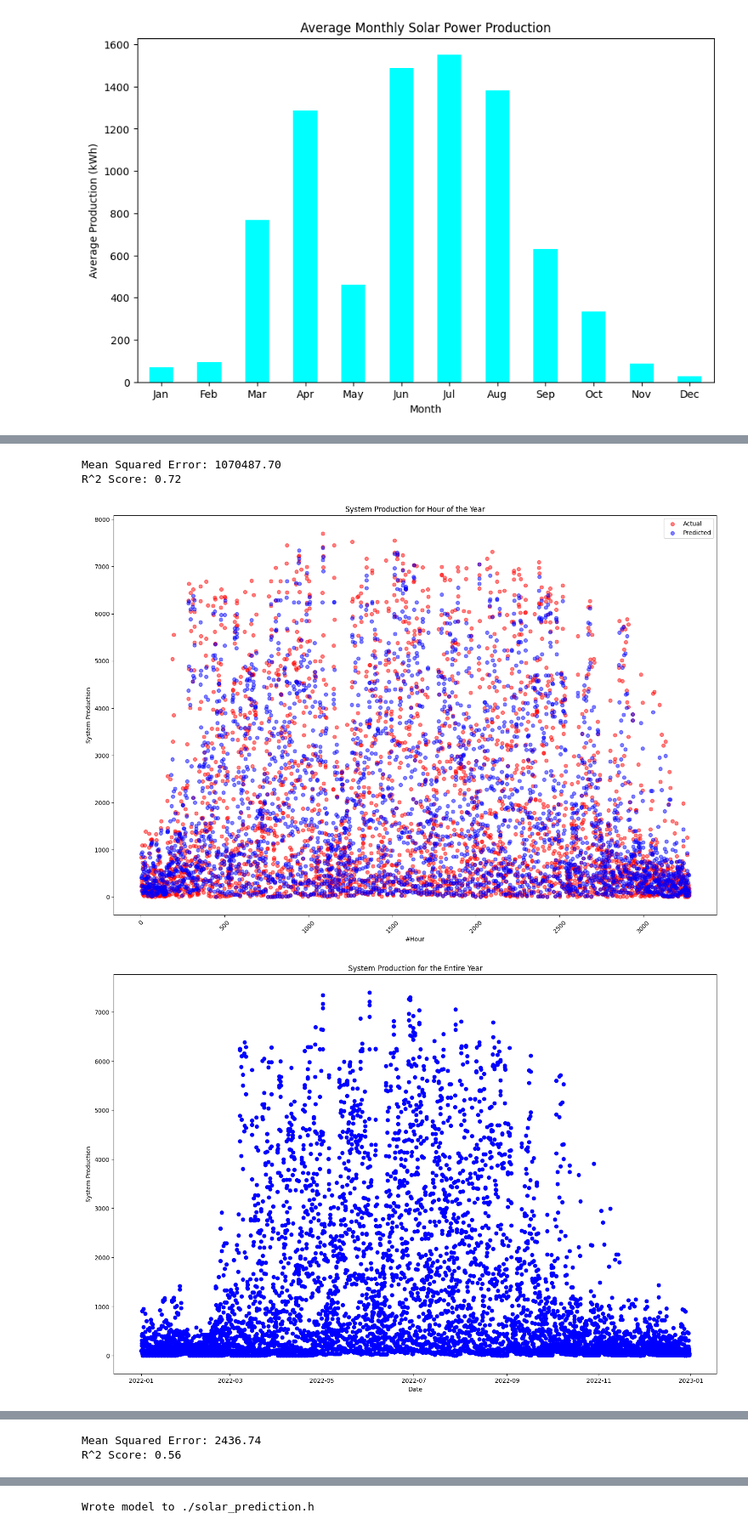
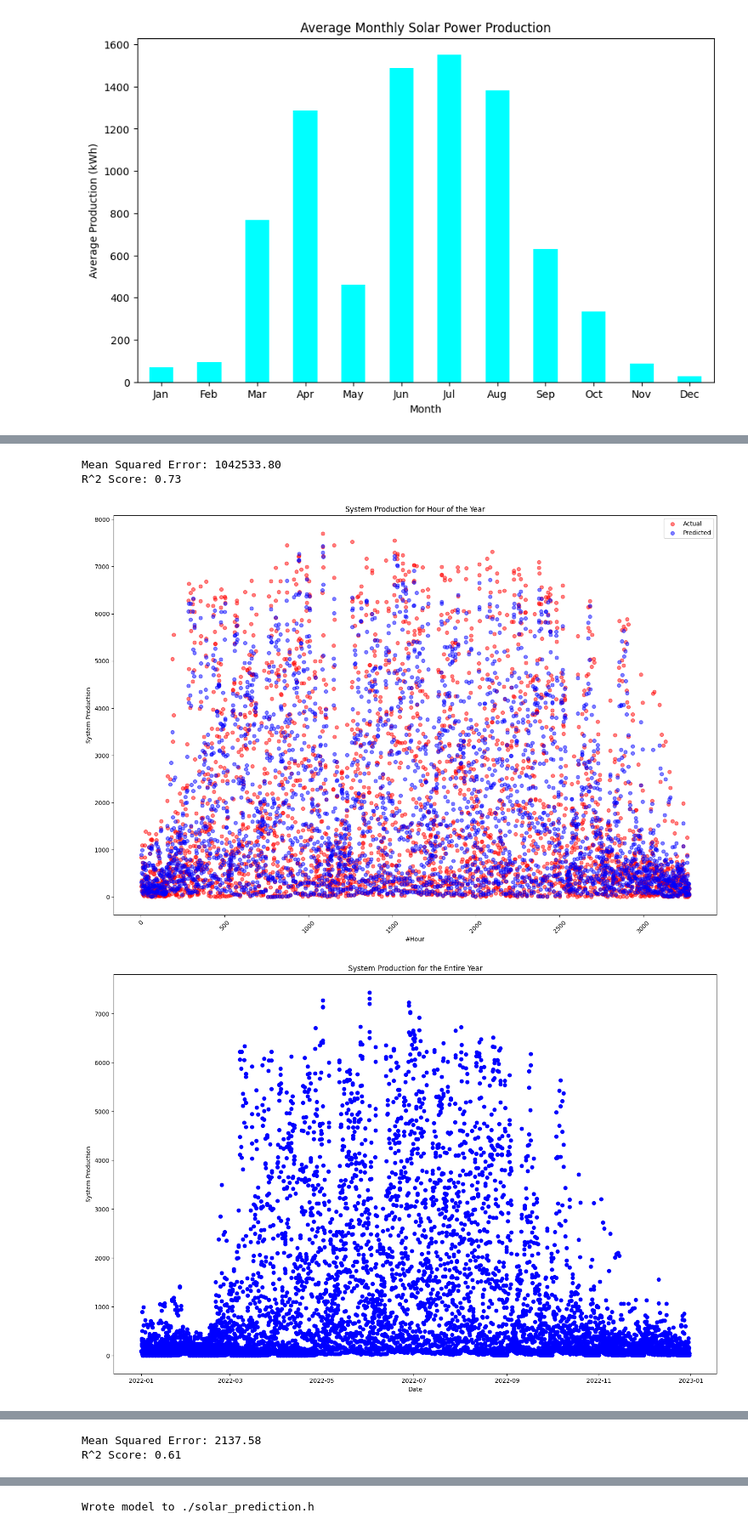
Before and after one commit to Califfo8/SmartBreeze-IoT-Project, a Jupyter notebook: AI/AI_training.ipynb, the cells around one changed output, grey strips where cells are left out. Shown at 85% size. Saved outputs shown, nothing was run; the diff lists cells and outputs as text; code cells hidden in the pictures.

```diff
--- a/AI/AI_training.ipynb
+++ b/AI/AI_training.ipynb
@@ -204,7 +140,7 @@ x_train_scaled = scaler.fit_transform(x_train)
 x_test_scaled = scaler.transform(x_test)
 
 # Initialize and train the RandomForestRegressor
-model = RandomForestRegressor(n_estimators=10, random_state=42)
+model = RandomForestRegressor(n_estimators=50, random_state=42)
 model.fit(x_train_scaled, y_train)
 
 # Predict on the test set
@@ -217,8 +153,8 @@ r2 = r2_score(y_test, y_pred)
 print(f"Mean Squared Error: {mse:.2f}")
 print(f"R^2 Score: {r2:.2f}")
 # %% [output]
-Mean Squared Error: 1070487.70
-R^2 Score: 0.72
+Mean Squared Error: 1042533.80
+R^2 Score: 0.73
 # %%
 # Plot the actual vs predicted values
 plt.figure(figsize=(18, 12))
@@ -245,33 +181,33 @@ plt.figure(figsize=(18, 12))
 # Dates for the entire year
 start_date = pd.to_datetime('2022-01-01')
 end_date = pd.to_datetime('2022-12-31')
-dates = pd.date_range(start_date, end_date, freq='H')
+dates = pd.date_range(start_date, end_date, freq='h')
 x_all_year = pd.DataFrame({'Month': dates.month, 'Day': dates.day, 'Hour': dates.hour})
 
 y_all_year = model.predict(scaler.transform(x_all_year))
 
 plt.scatter(dates, y_all_year, color='blue')
 plt.xlabel('Date')
 plt.ylabel('System Production')
 plt.title('System Production for the Entire Year')
 plt.show()
 
 plt.figure(figsize=(18, 12))
 night_data = data[data['Hour'].isin([0, 1, 2, 3, 4, 5, 6, 22, 23])]
 plt.scatter(x=night_data.index, y=night_data['SystemProduction'])
 pred_night_data = model.predict(scaler.transform(night_data[['Month', 'Day', 'Hour']]))
 plt.scatter(x=night_data.index, y=pred_night_data)
 plt.xlabel('Hour')
 plt.ylabel('System night Production vs Predicted')
 plt.title('System Production for Night Hours')
 plt.legend(['Actual', 'Predicted'])
 plt.show()
 # Evaluate night time predictions
 mse = mean_squared_error(night_data['SystemProduction'], pred_night_data)
 r2 = r2_score(night_data['SystemProduction'], pred_night_data)
 
 print(f"Mean Squared Error: {mse:.2f}")
 print(f"R^2 Score: {r2:.2f}")
 # %% [output]
-[figure, old version]
+[figure, new version]
-[figure, old version]
+[figure, new version]
@@ -279,3 +215,3 @@ print(f"R^2 Score: {r2:.2f}")
-Mean Squared Error: 2436.74
-R^2 Score: 0.56
+Mean Squared Error: 2137.58
+R^2 Score: 0.61
 # %%
```
Also changed, not shown: parts of 13 cells of this notebook.
